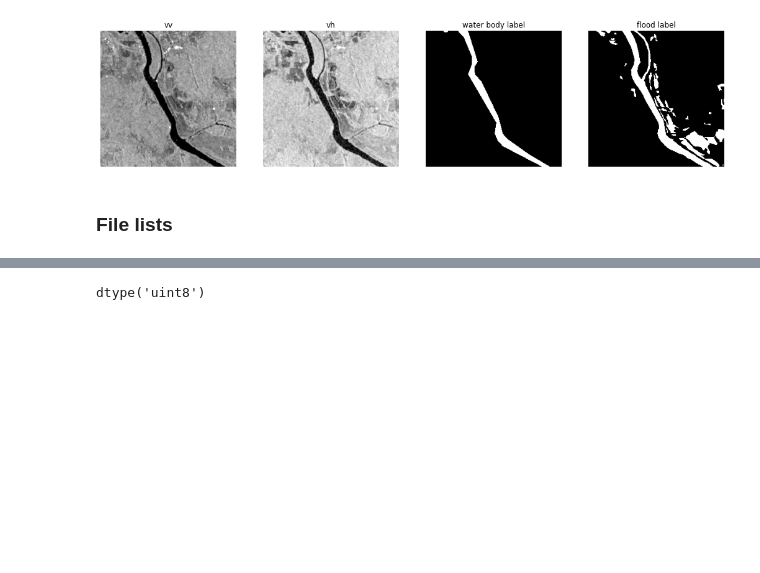
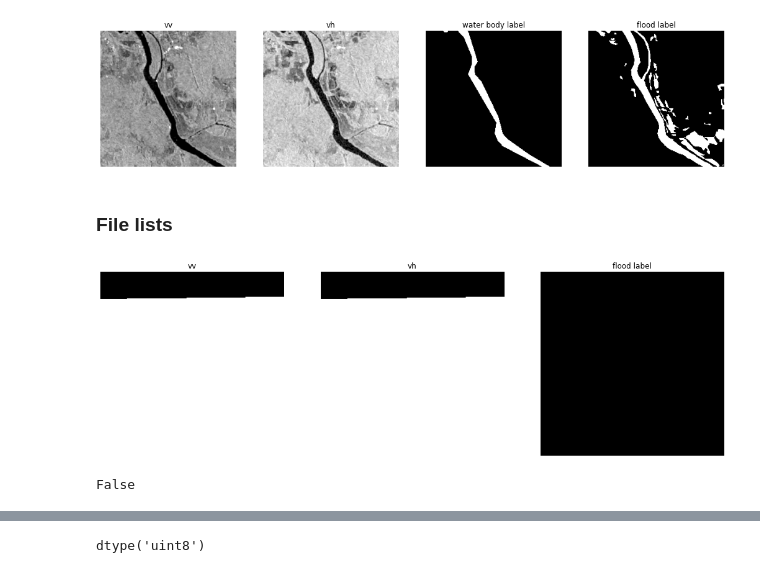
Before and after one commit to pascalhorton/flood-segmentation, a Jupyter notebook: Flood_segmentation.ipynb, the cells around one changed output, grey strips where cells are left out. Cells and saved outputs as stored; diff of their text form; code cells hidden in the pictures; blank space fills up the shorter version.

```diff
--- a/Flood_segmentation.ipynb
+++ b/Flood_segmentation.ipynb
@@ -132,3 +133,17 @@ show_train_event(event="northal_20190618t234654", tile="x-14_y-22")
 # Get lists of files
 [train_vh_files, train_vv_files, train_label_files] = get_image_paths(DATAPATH / "train", limit_files_nb=TEST_MODE)
 [valid_vh_files, valid_vv_files, valid_label_files] = get_image_paths(DATAPATH / "val_with_ref_labels", limit_files_nb=TEST_MODE)
+# %%
+# Some files at the border are empty...
+idx = 1
+show_images(vv=skimage.io.imread(train_vv_files[idx]),
+            vh=skimage.io.imread(train_vh_files[idx]),
+            flood_label=skimage.io.imread(train_label_files[idx]))
+# %% [output]
+[figure, added]
+# %%
+# ... and only have the values 0 or 255
+img = skimage.io.imread(train_vv_files[idx])
+(img[img < 255] > 0).any()
+# %% [output]
+False
```
Also changed, not shown: parts of 17 cells of this notebook.
